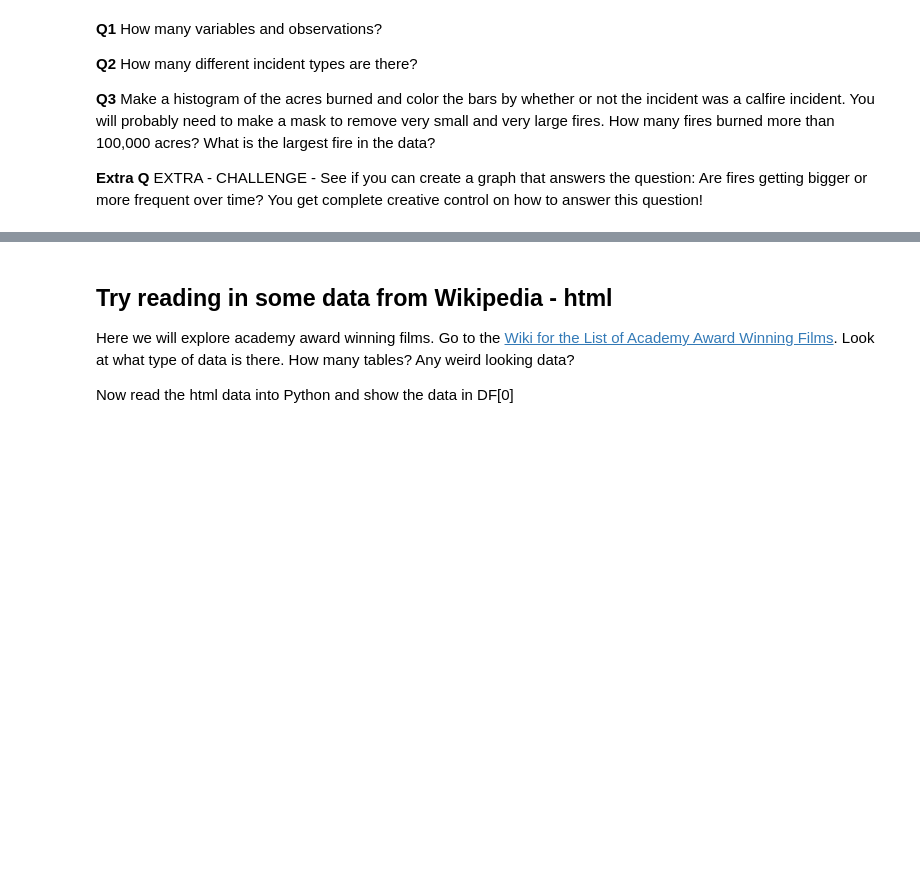
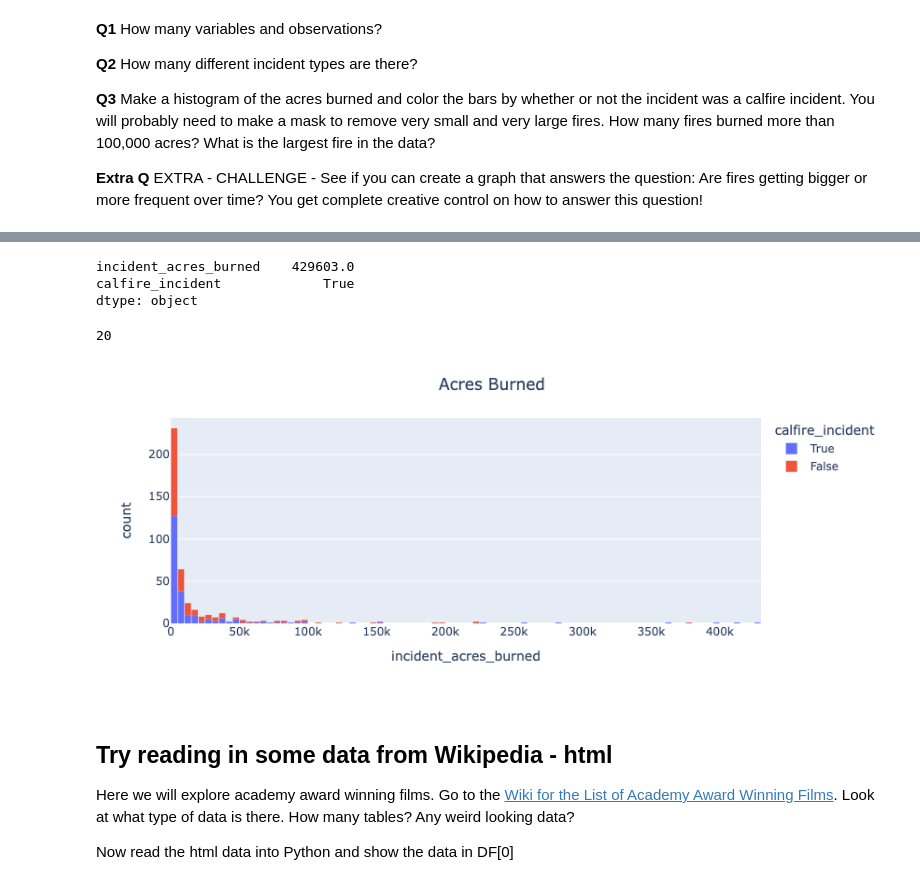
Before and after one commit to sophiamagcale/Day8, a Jupyter notebook: Day8-HW.ipynb, the cells around one changed output, grey strips where cells are left out. Cells and saved outputs as stored; diff of their text form; code cells hidden in the pictures; blank space fills up the shorter version.

```diff
--- a/Day8-HW.ipynb
+++ b/Day8-HW.ipynb
@@ -42,4 +42,5 @@ Next you need to move the file **mapdataall.csv** from your Downloads folder int
 
 to load the data and look at the data frame.
 # %%
-# Your code here
+DF_raw = pd.read_csv('mapdataall.csv')
+show(DF_raw)
@@ -59,0 +101,4 @@ to load the data and look at the data frame.
+# %%
+my_columns = ['incident_acres_burned','calfire_incident']
+DF_acresburned = DF_raw[my_columns]
+DF_acresburned.groupby(by=['calfire_incident'])[my_columns].describe()
@@ -59,0 +111,5 @@ to load the data and look at the data frame.
+# %%
+DF_acresburned.max()
+mask_fires = (DF_acresburned['incident_acres_burned']>1000.0) & (DF_acresburned['incident_acres_burned']<500000.0)
+DF_acresburned_mask = DF_acresburned[mask_fires]
+DF_acresburned_mask
@@ -59,0 +130,26 @@ to load the data and look at the data frame.
+# %%
+DF_acresburned_mask.max()
+# %% [output]
+incident_acres_burned    429603.0
+calfire_incident             True
+dtype: object
+# %%
+mask_fires_2 = (DF_acresburned['incident_acres_burned']>100000.0)
+DF_acresburned_mask2 = DF_acresburned[mask_fires_2]
+fires_list = list(DF_acresburned_mask2['incident_acres_burned'].unique())
+print(len(fires_list))
+# %% [output]
+20
+# %%
+fig = px.histogram(DF_acresburned_mask,
+                   nbins=100,
+                   x='incident_acres_burned',
+                   color = 'calfire_incident')
+
+
+fig.update_layout(bargap=0.1,
+                  title='Acres Burned',
+                  title_x=0.5)
+fig.show()
+# %% [output]
+[figure, added]
```
Also changed, not shown: parts of 10 cells of this notebook.
